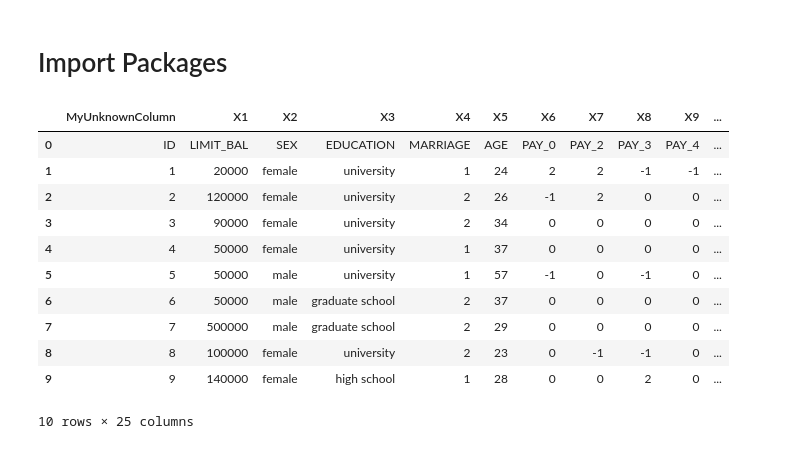
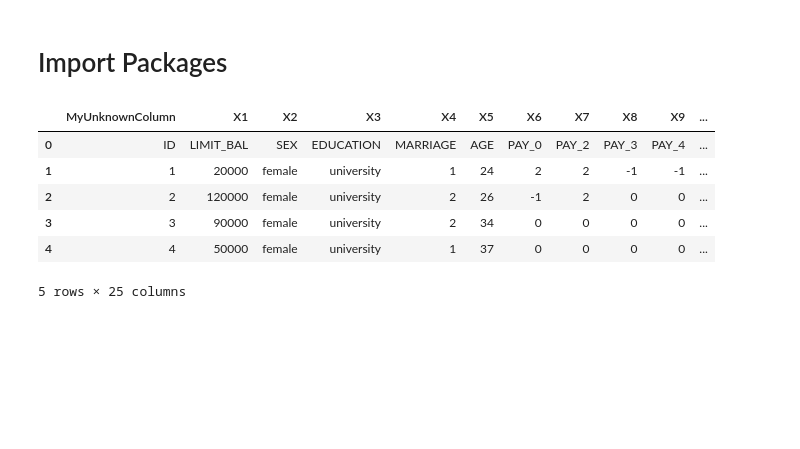
Before and after one commit to debasmitamohanty/UTDA, a Jupyter notebook: C2T1.ipynb, the cells around one changed output. Drawn from its saved outputs; the diff is of its cells as text; code cells hidden in the pictures; blank space fills up the shorter version.

```diff
--- a/C2T1.ipynb
+++ b/C2T1.ipynb
@@ -53,20 +53,16 @@ db_connection_str = 'mysql+pymysql://deepanalytics:Sqltask1234!@34.73.222.197/de
 db_connection = create_engine(db_connection_str)
 # %%
 df = pd.read_sql('SELECT * FROM credit', con=db_connection)
-# %%
-df.head(10)
-# %% [output]
-|  | MyUnknownColumn | X1 | X2 | X3 | X4 | X5 | X6 | X7 | X8 | X9 | ... |
-| 0 | ID | LIMIT_BAL | SEX | EDUCATION | MARRIAGE | AGE | PAY_0 | PAY_2 | PAY_3 | PAY_4 | ... |
-| 1 | 1 | 20000 | female | university | 1 | 24 | 2 | 2 | -1 | -1 | ... |
-| 2 | 2 | 120000 | female | university | 2 | 26 | -1 | 2 | 0 | 0 | ... |
-| 3 | 3 | 90000 | female | university | 2 | 34 | 0 | 0 | 0 | 0 | ... |
-| 4 | 4 | 50000 | female | university | 1 | 37 | 0 | 0 | 0 | 0 | ... |
-| 5 | 5 | 50000 | male | university | 1 | 57 | -1 | 0 | -1 | 0 | ... |
-| 6 | 6 | 50000 | male | graduate school | 2 | 37 | 0 | 0 | 0 | 0 | ... |
-| 7 | 7 | 500000 | male | graduate school | 2 | 29 | 0 | 0 | 0 | 0 | ... |
-| 8 | 8 | 100000 | female | university | 2 | 23 | 0 | -1 | -1 | 0 | ... |
-| 9 | 9 | 140000 | female | high school | 1 | 28 | 0 | 0 | 2 | 0 | ... |
-10 rows × 25 columns
+# %%
+#1
+df.head(5)
+# %% [output]
+|  | MyUnknownColumn | X1 | X2 | X3 | X4 | X5 | X6 | X7 | X8 | X9 | ... |
+| 0 | ID | LIMIT_BAL | SEX | EDUCATION | MARRIAGE | AGE | PAY_0 | PAY_2 | PAY_3 | PAY_4 | ... |
+| 1 | 1 | 20000 | female | university | 1 | 24 | 2 | 2 | -1 | -1 | ... |
+| 2 | 2 | 120000 | female | university | 2 | 26 | -1 | 2 | 0 | 0 | ... |
+| 3 | 3 | 90000 | female | university | 2 | 34 | 0 | 0 | 0 | 0 | ... |
+| 4 | 4 | 50000 | female | university | 1 | 37 | 0 | 0 | 0 | 0 | ... |
+5 rows × 25 columns
 # %%
 #write to csv
```
Also changed, not shown: parts of 22 cells of this notebook.
